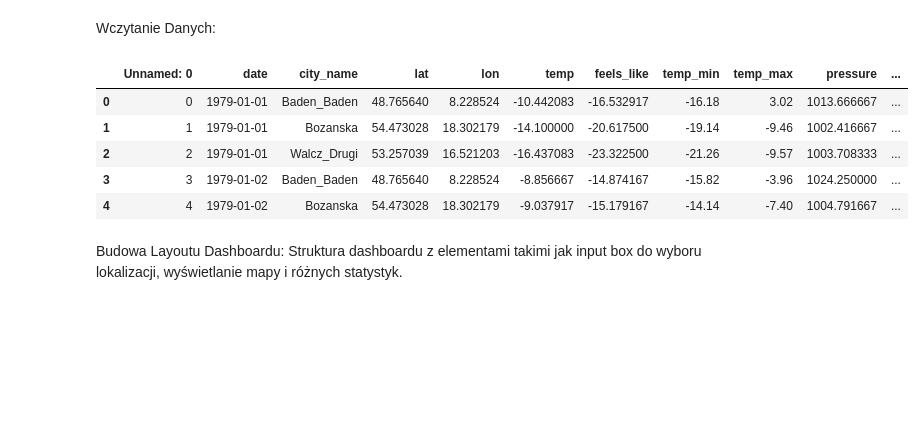
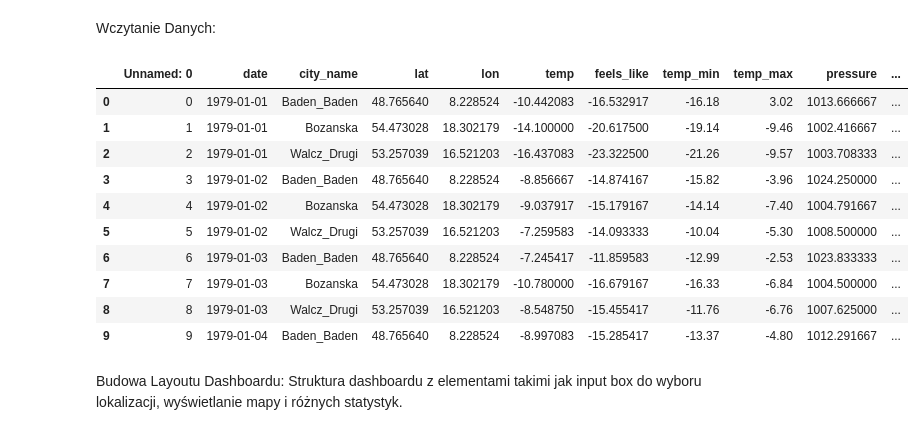
Before and after one commit to BartoszRP/MERITO_ML_Projekt_Fotowoltaika_2024, a Jupyter notebook: 1. Notebooks/04_wizualizacja_dashboard_danych.ipynb, the cells around one changed output. Cells and saved outputs as stored; diff of their text form; code cells hidden in the pictures; blank space fills up the shorter version.

```diff
--- a/1. Notebooks/04_wizualizacja_dashboard_danych.ipynb
+++ b/1. Notebooks/04_wizualizacja_dashboard_danych.ipynb
@@ -24,14 +24,19 @@ import pandas as pd
 # Wczytywanie danych
 df_weather_final = pd.read_csv("../2. Data/processed/final_df_processed.csv")
 # %%
-df_weather_final.head()
+df_weather_final.head(10)
 # %% [output]
 |  | Unnamed: 0 | date | city_name | lat | lon | temp | feels_like | temp_min | temp_max | pressure | ... |
 | 0 | 0 | 1979-01-01 | Baden_Baden | 48.765640 | 8.228524 | -10.442083 | -16.532917 | -16.18 | 3.02 | 1013.666667 | ... |
 | 1 | 1 | 1979-01-01 | Bozanska | 54.473028 | 18.302179 | -14.100000 | -20.617500 | -19.14 | -9.46 | 1002.416667 | ... |
 | 2 | 2 | 1979-01-01 | Walcz_Drugi | 53.257039 | 16.521203 | -16.437083 | -23.322500 | -21.26 | -9.57 | 1003.708333 | ... |
 | 3 | 3 | 1979-01-02 | Baden_Baden | 48.765640 | 8.228524 | -8.856667 | -14.874167 | -15.82 | -3.96 | 1024.250000 | ... |
 | 4 | 4 | 1979-01-02 | Bozanska | 54.473028 | 18.302179 | -9.037917 | -15.179167 | -14.14 | -7.40 | 1004.791667 | ... |
+| 5 | 5 | 1979-01-02 | Walcz_Drugi | 53.257039 | 16.521203 | -7.259583 | -14.093333 | -10.04 | -5.30 | 1008.500000 | ... |
+| 6 | 6 | 1979-01-03 | Baden_Baden | 48.765640 | 8.228524 | -7.245417 | -11.859583 | -12.99 | -2.53 | 1023.833333 | ... |
+| 7 | 7 | 1979-01-03 | Bozanska | 54.473028 | 18.302179 | -10.780000 | -16.679167 | -16.33 | -6.84 | 1004.500000 | ... |
+| 8 | 8 | 1979-01-03 | Walcz_Drugi | 53.257039 | 16.521203 | -8.548750 | -15.455417 | -11.76 | -6.76 | 1007.625000 | ... |
+| 9 | 9 | 1979-01-04 | Baden_Baden | 48.765640 | 8.228524 | -8.997083 | -15.285417 | -13.37 | -4.80 | 1012.291667 | ... |
 # %% [markdown]
 Budowa Layoutu Dashboardu:
 Struktura dashboardu z elementami takimi jak input box do wyboru lokalizacji, wyświetlanie mapy i różnych statystyk.
```
Also changed, not shown: 4 other files.
